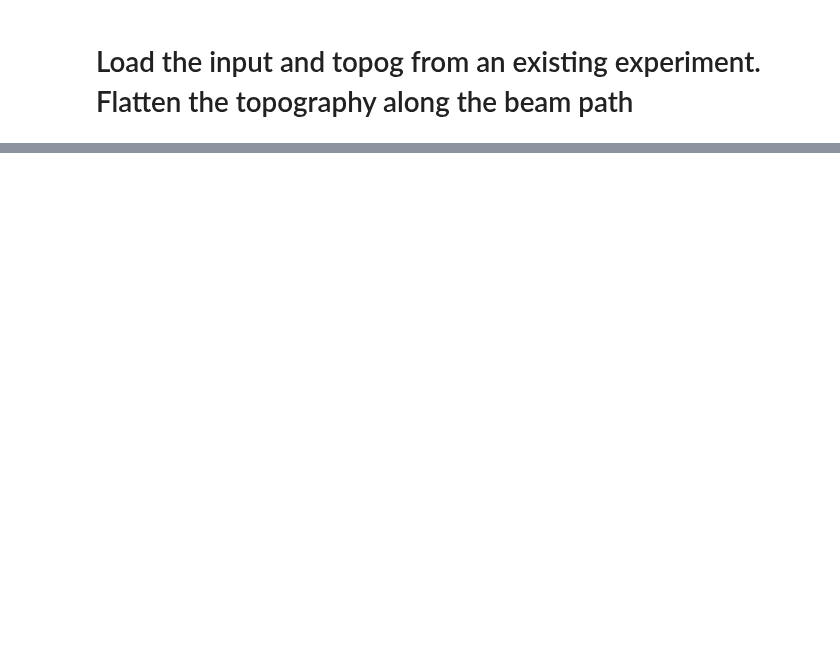
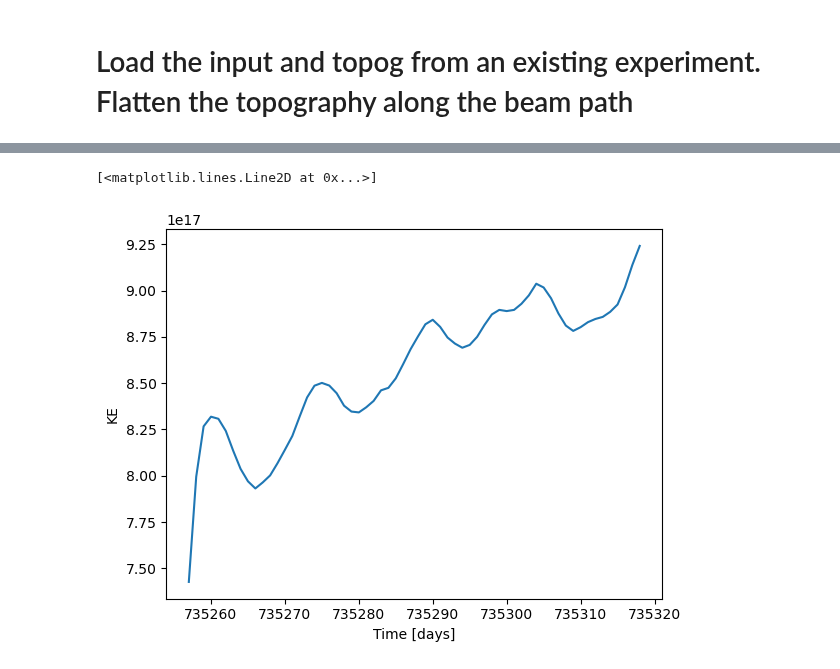
Before and after one commit to ashjbarnes/tasman-tides, a Jupyter notebook: notebooks/setup-expts/DeleteMacRidge.ipynb, the cells around one changed output, grey strips where cells are left out. Drawn from its saved outputs; the diff is of its cells as text; code cells hidden in the pictures; blank space fills up the shorter version.

```diff
--- a/notebooks/setup-expts/DeleteMacRidge.ipynb
+++ b/notebooks/setup-expts/DeleteMacRidge.ipynb
@@ -101,0 +91,7 @@ newtopog.to_netcdf(f"/g/data/nm03/ab8992/ttide-inputs/{expt}/topog_noridge.nc",m
+# %%
+full80 = xr.open_mfdataset("/g/data/nm03/ab8992/outputs/full-80/**/ocean_stats.nc",decode_times = False)
+# %%
+full80.KE.sum("Layer").plot()
+# %% [output]
+[<matplotlib.lines.Line2D at 0x...>]
+[figure, added]
```
Also changed, not shown: parts of 2 cells of this notebook, 46 other files.
